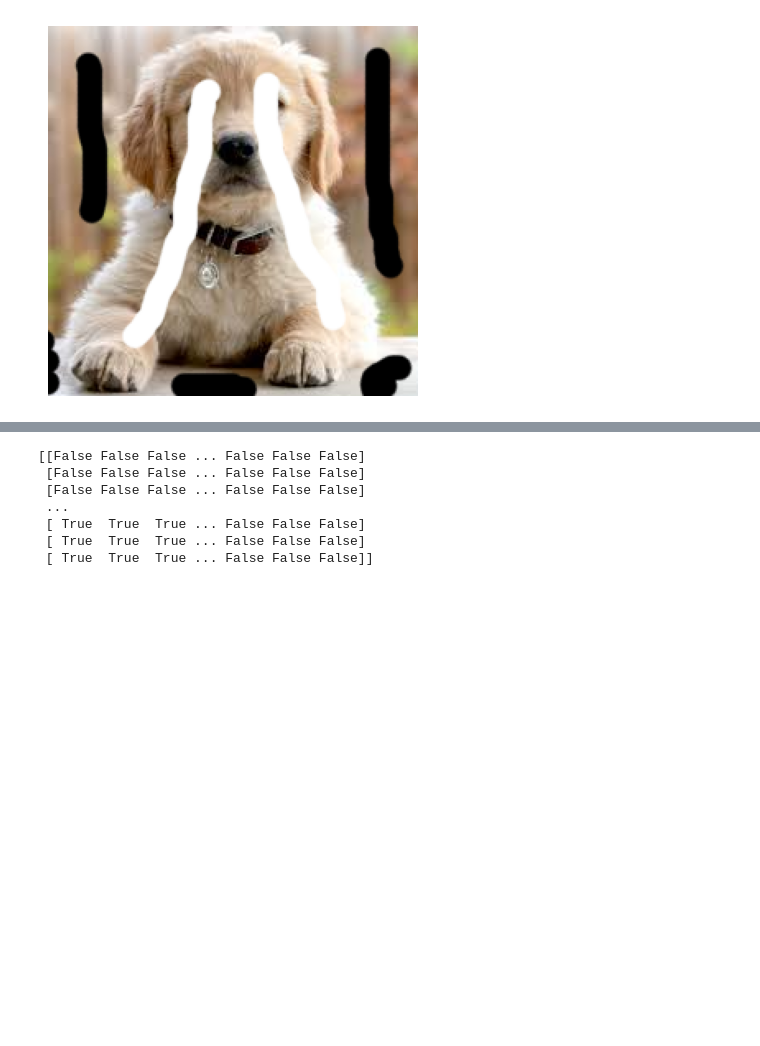
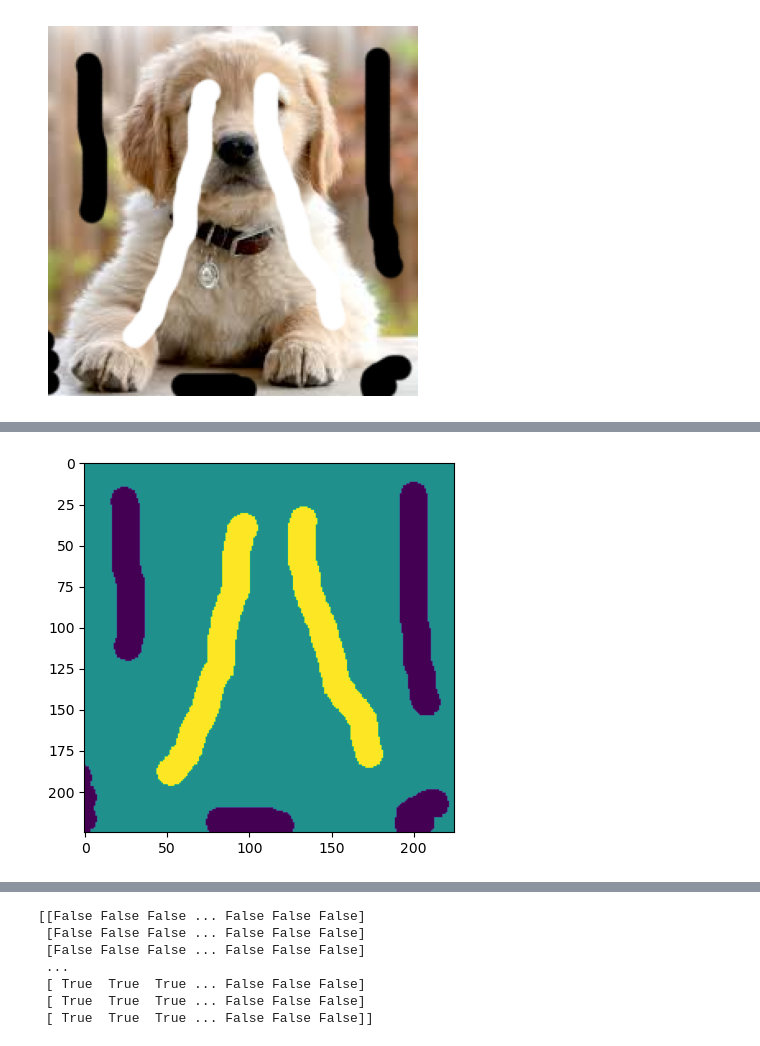
Before and after one commit to reproductible-research/image-matting-with-a-closed-form-solution, a Jupyter notebook: image_matting.ipynb, the cells around one changed output, grey strips where cells are left out. Saved outputs shown, nothing was run; the diff lists cells and outputs as text; code cells hidden in the pictures; blank space fills up the shorter version.

```diff
--- a/image_matting.ipynb
+++ b/image_matting.ipynb
@@ -49,0 +92,5 @@ print(prior)
+# %%
+plt.imshow(prior)
+plt.show()
+# %% [output]
+[figure, added]
```
Also changed, not shown: parts of 8 cells of this notebook, 1 other file.
